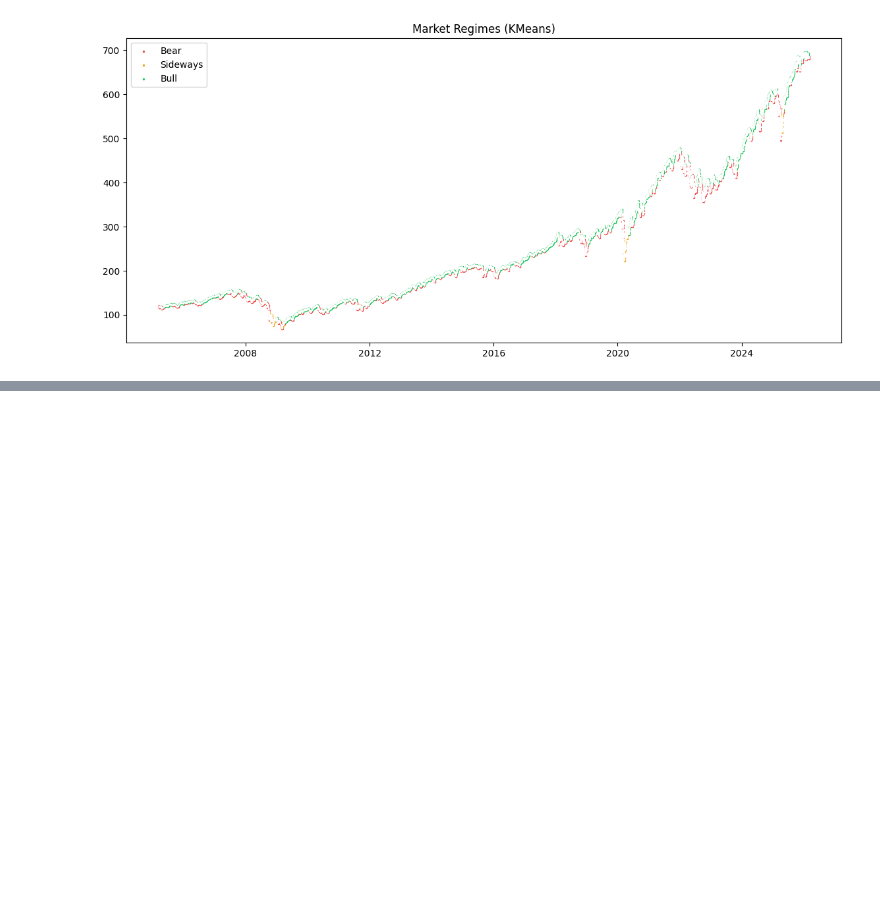
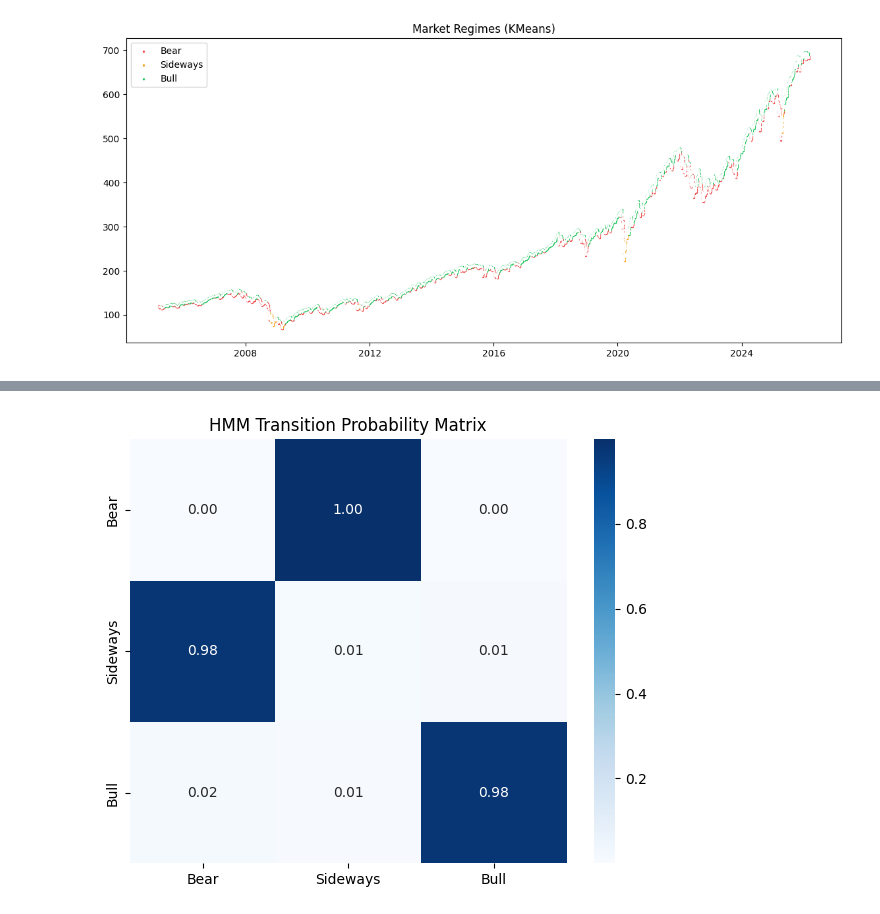
Before and after one commit to DishaPatel9854/market-regime-detection, a Jupyter notebook: notebooks/02_model_training.ipynb, the cells around one changed output, grey strips where cells are left out. Drawn from its saved outputs; the diff is of its cells as text; code cells hidden in the pictures; blank space fills up the shorter version.

```diff
--- a/notebooks/02_model_training.ipynb
+++ b/notebooks/02_model_training.ipynb
@@ -149,0 +156,41 @@ plt.show()
+# %%
+import sys
+from pathlib import Path
+sys.path.append(str(Path().resolve().parent))
+
+from hmmlearn.hmm import GaussianHMM
+from src.model import build_hmm_matrix
+
+# Load trained HMM
+hmm_model = joblib.load(config.HMM_MODEL_FILE)
+
+# Predict regimes
+X_hmm = build_hmm_matrix(df)
+labels_hmm = hmm_model.predict(X_hmm)
+
+# Assign regime labels by mean return
+df_hmm = df.copy()
+df_hmm["cluster"] = labels_hmm
+mean_returns = df_hmm.groupby("cluster")["log_return"].mean()
+sorted_clusters = mean_returns.sort_values().index.tolist()
+regime_names = ["Bear", "Sideways", "Bull"]
+hmm_map = {c: regime_names[i] for i, c in enumerate(sorted_clusters)}
+df_hmm["regime"] = df_hmm["cluster"].map(hmm_map)
+
+# Plot transition matrix
+fig, ax = plt.subplots(figsize=(6,5))
+sns.heatmap(
+    hmm_model.transmat_,
+    annot=True,
+    fmt=".2f",
+    cmap="Blues",
+    xticklabels=regime_names,
+    yticklabels=regime_names,
+    ax=ax
+)
+ax.set_title("HMM Transition Probability Matrix")
+plt.tight_layout()
+plt.savefig("../outputs/hmm_transition_matrix.png", dpi=300, bbox_inches="tight")
+plt.show()
+# %% [output]
+[figure, added]
```
Also changed, not shown: parts of 2 cells of this notebook, 2 other files.
